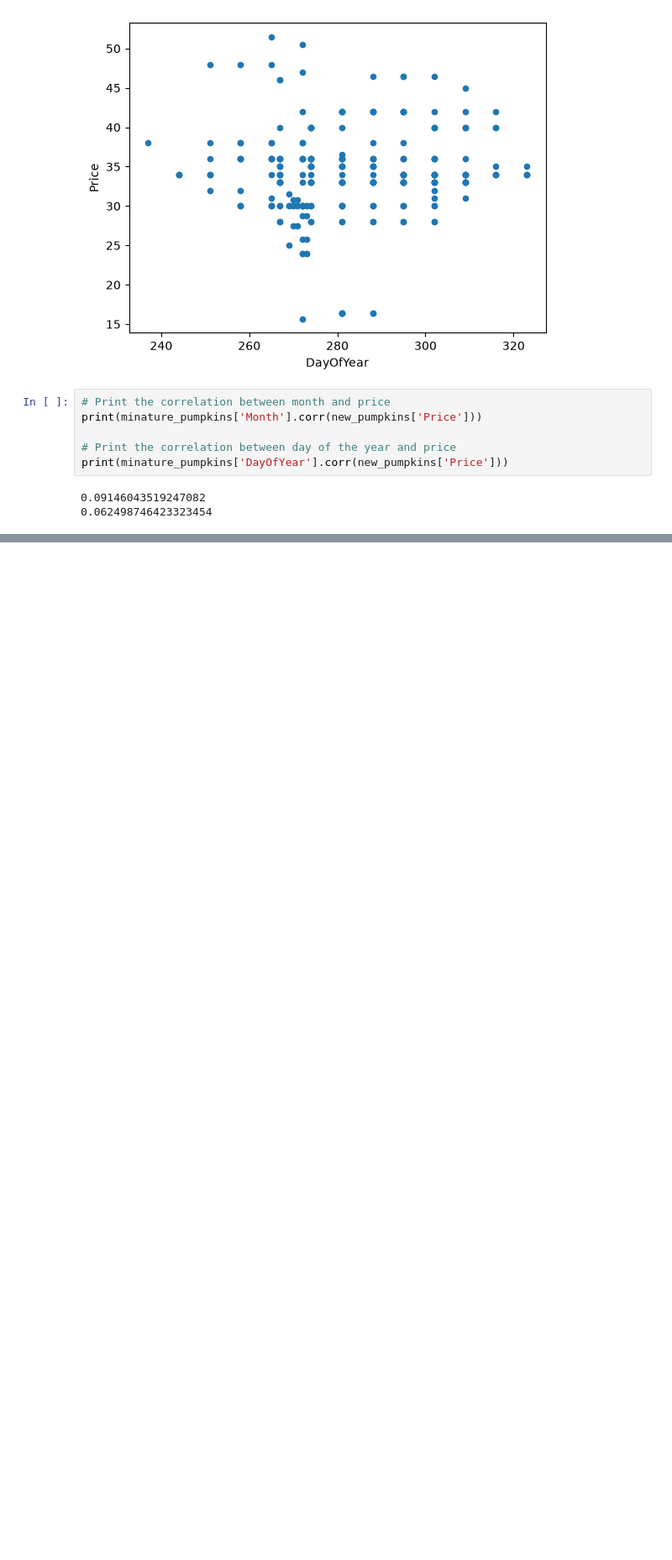
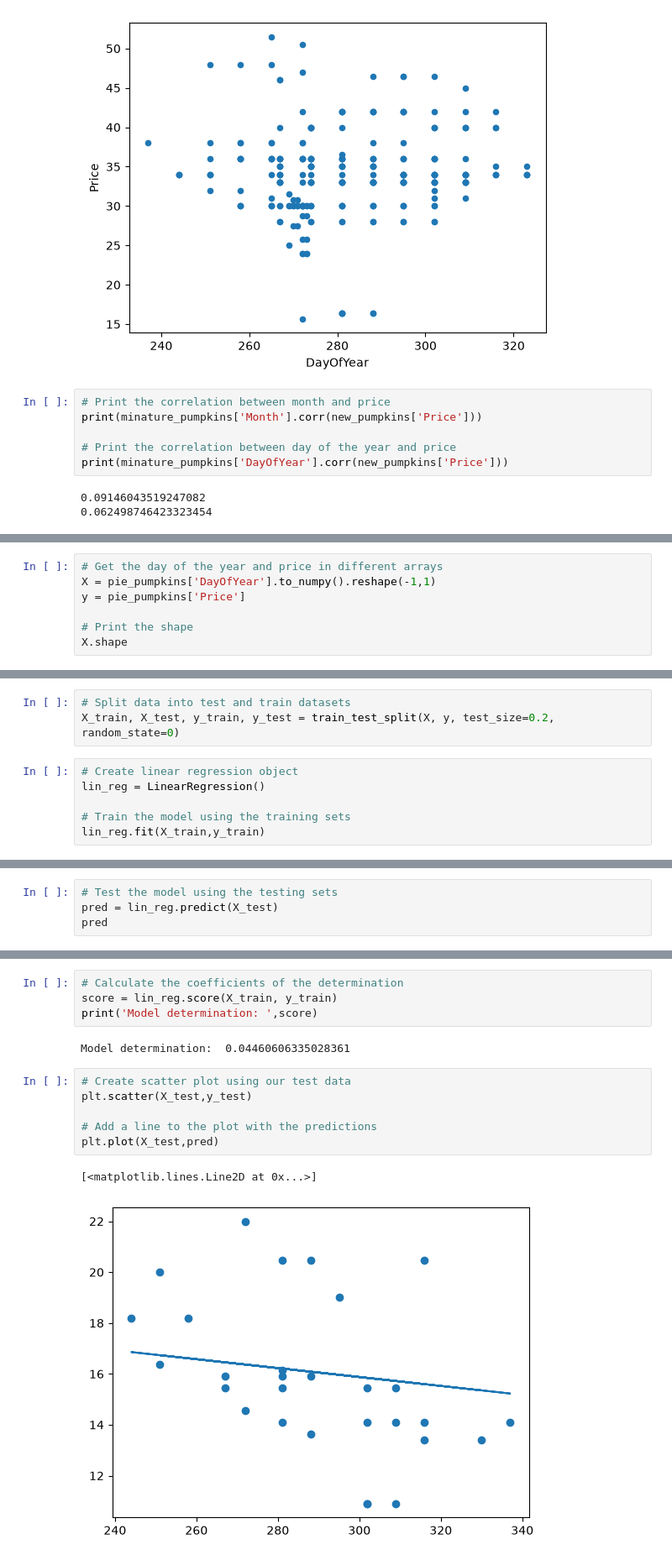
Before and after one commit to Hansaja132/ML-For-Beginners, a Jupyter notebook: 2-Regression/3-Linear/notebook.ipynb, the cells around one changed output, grey strips where cells are left out. Shown at 84% size. Drawn from its saved outputs; the diff is of its cells as text; blank space fills up the shorter version.

Commit message:
Linear and Polynomial regression

```diff
--- a/2-Regression/3-Linear/notebook.ipynb
+++ b/2-Regression/3-Linear/notebook.ipynb
@@ -129,0 +134,7 @@ print(minature_pumpkins['DayOfYear'].corr(new_pumpkins['Price']))
+# %%
+# Get the day of the year and price in different arrays
+X = pie_pumpkins['DayOfYear'].to_numpy().reshape(-1,1)
+y = pie_pumpkins['Price']
+
+# Print the shape
+X.shape
@@ -129,0 +143,9 @@ print(minature_pumpkins['DayOfYear'].corr(new_pumpkins['Price']))
+# %%
+# Split data into test and train datasets
+X_train, X_test, y_train, y_test = train_test_split(X, y, test_size=0.2, random_state=0)
+# %%
+# Create linear regression object
+lin_reg = LinearRegression()
+
+# Train the model using the training sets
+lin_reg.fit(X_train,y_train)
@@ -129,0 +154,4 @@ print(minature_pumpkins['DayOfYear'].corr(new_pumpkins['Price']))
+# %%
+# Test the model using the testing sets
+pred = lin_reg.predict(X_test)
+pred
@@ -129,0 +173,15 @@ print(minature_pumpkins['DayOfYear'].corr(new_pumpkins['Price']))
+# %%
+# Calculate the coefficients of the determination
+score = lin_reg.score(X_train, y_train)
+print('Model determination: ',score)
+# %% [output]
+Model determination:  0.04460606335028361
+# %%
+# Create scatter plot using our test data
+plt.scatter(X_test,y_test)
+
+# Add a line to the plot with the predictions
+plt.plot(X_test,pred)
+# %% [output]
+[<matplotlib.lines.Line2D at 0x...>]
+[figure, added]
```
Also changed, not shown: parts of 9 cells of this notebook.
